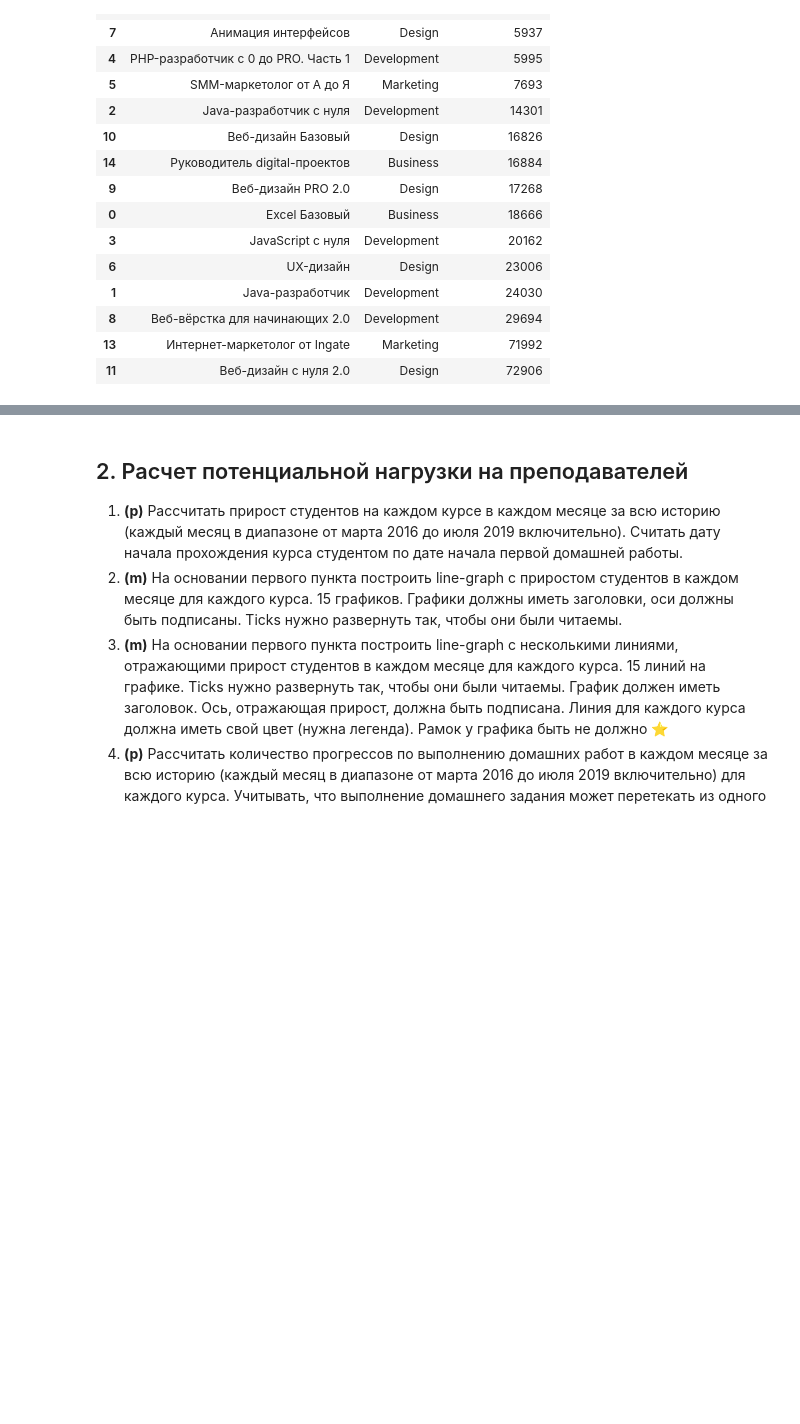
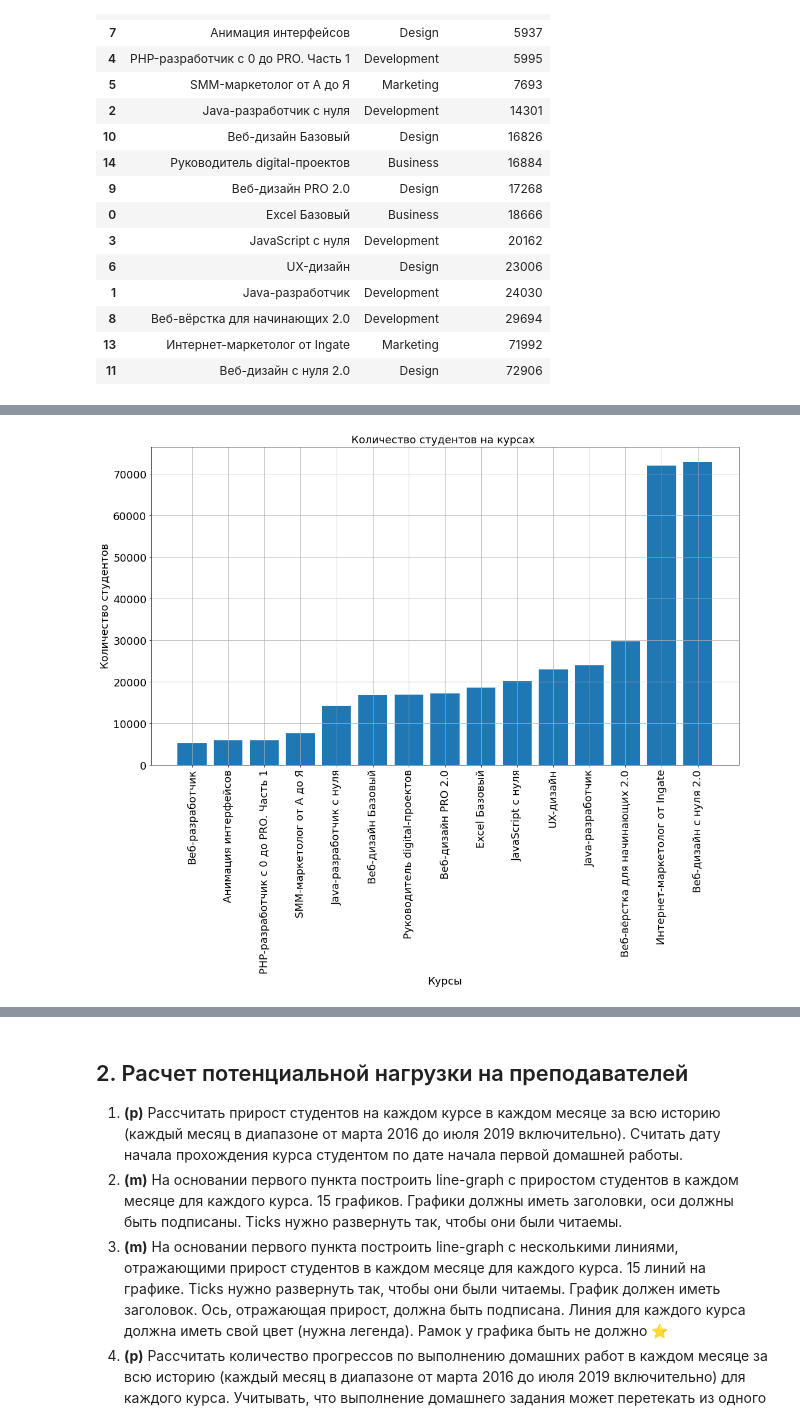
Before and after one commit to Arcry/SkillBox, a Jupyter notebook: course_works/Coursework_analytics_1.ipynb, the cells around one changed output, grey strips where cells are left out. Cells and saved outputs as stored; diff of their text form; code cells hidden in the pictures; blank space fills up the shorter version.

```diff
--- a/course_works/Coursework_analytics_1.ipynb
+++ b/course_works/Coursework_analytics_1.ipynb
@@ -234,14 +236,3 @@ stud_count
 | 8 | Веб-вёрстка для начинающих 2.0 | Development | 29694 |
 | 13 | Интернет-маркетолог от Ingate | Marketing | 71992 |
 | 11 | Веб-дизайн с нуля 2.0 | Design | 72906 |
-# %%
-# определим количество студентов на каждом курсе
-stud_count = data.groupby(['title','field'])['student_id'].count().sort_values()
-
-plot = stud_count.plot.barh(figsize=(20,10)
-        , fontsize=16
-        , stacked=True
-        , title='Гендерная структура заемщиков по регионам')
-plot.title.set_size(18)
-plot.legend(loc=1, bbox_to_anchor=(1.2, 1), fontsize=16)
-plt.show()
@@ -250 +306,14 @@ plt.show()
+# %%
+# построим barplot с количеством студентов на каждом курсе
+plt.figure(figsize=(18, 10))
+plot = plt.bar(stud_count['title'], stud_count['students_count'])
+plt.xlabel('Курсы', fontsize=18)
+plt.ylabel('Количество студентов', fontsize=18)
+plt.tick_params(labelsize=18)
+plt.title('Количество студентов на курсах ', fontsize=18)
+plt.xticks( rotation = 90)
+plt.grid()
+plt.show()
+# %% [output]
+[figure, added]
 # %%
```
Also changed, not shown: parts of 24 cells of this notebook.
